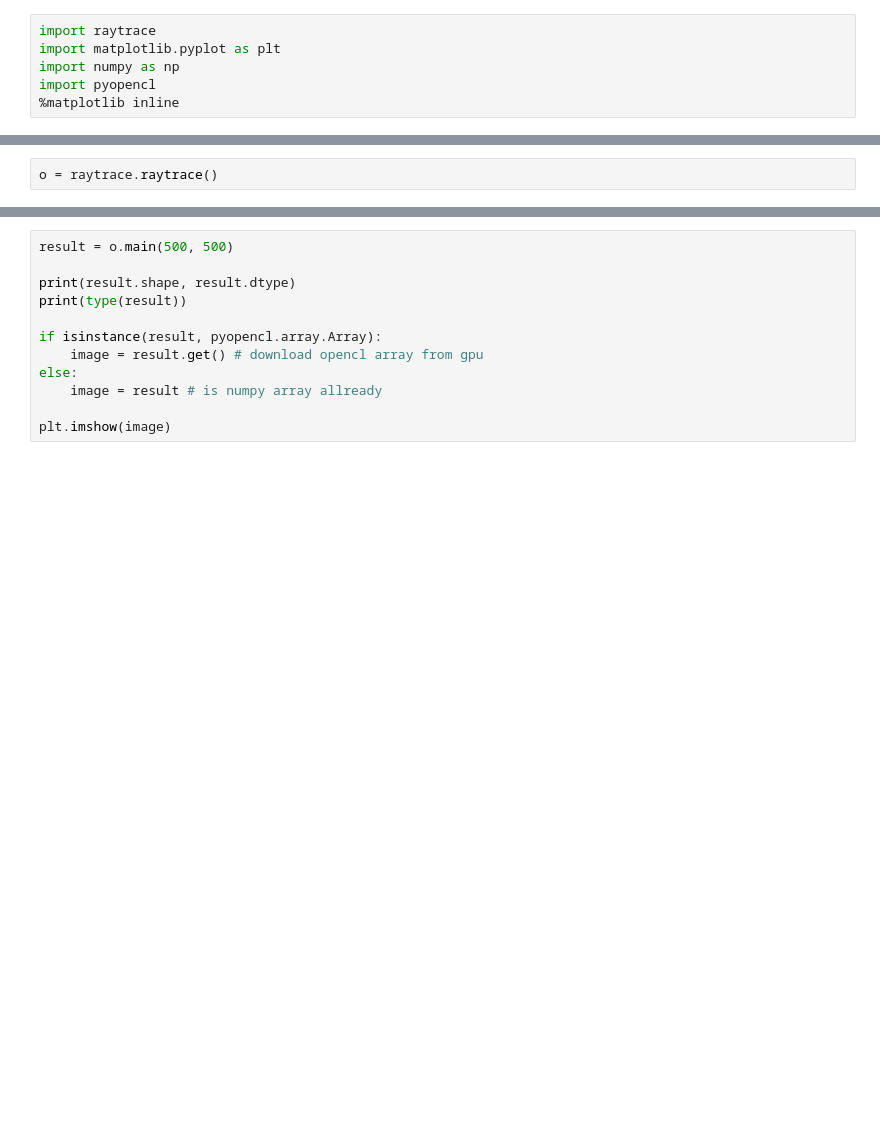
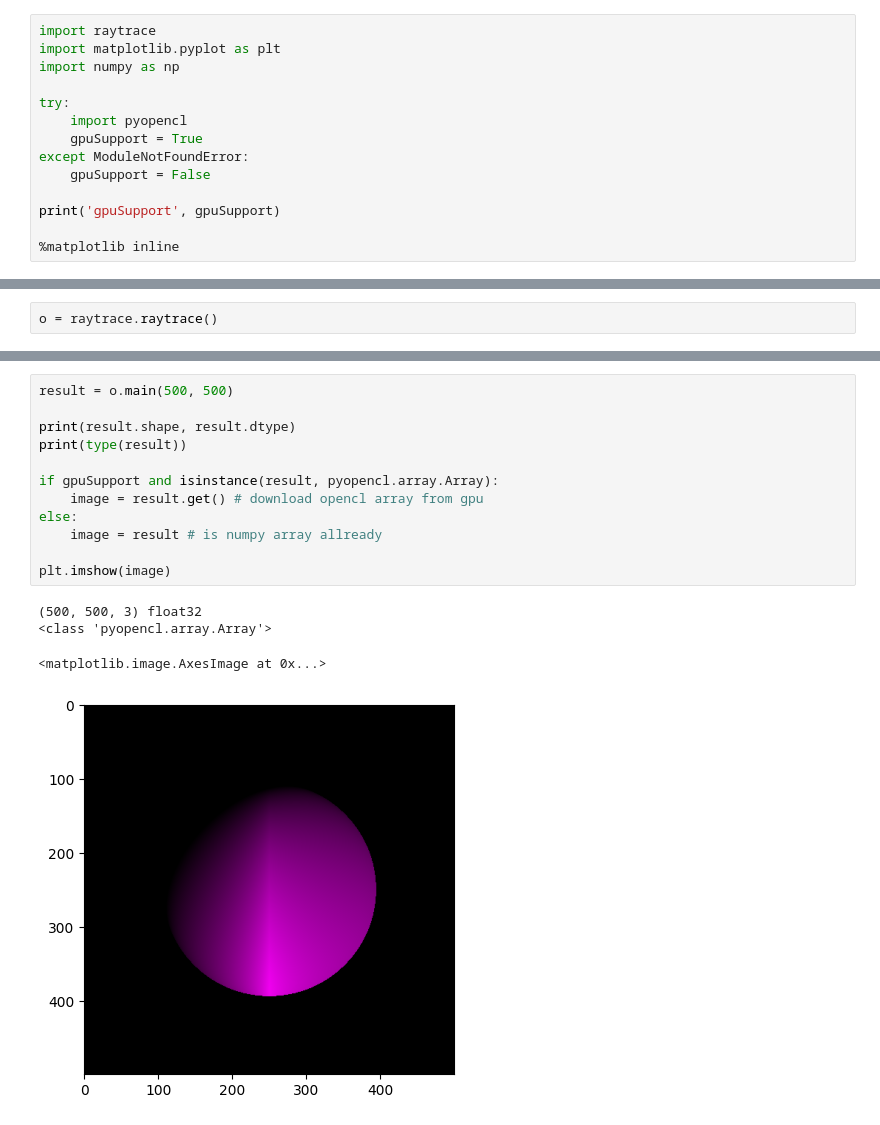
Before and after one commit to fhnw-pl-circle/futhark, a Jupyter notebook: raytrace_nb.ipynb, the cells around one changed output, grey strips where cells are left out. Drawn from its saved outputs; the diff is of its cells as text; blank space fills up the shorter version.

```diff
--- a/raytrace_nb.ipynb
+++ b/raytrace_nb.ipynb
@@ -2,5 +12,13 @@
 import raytrace
 import matplotlib.pyplot as plt
 import numpy as np
-import pyopencl
+
+try:
+    import pyopencl
+    gpuSupport = True
+except ModuleNotFoundError:
+    gpuSupport = False
+
+print('gpuSupport', gpuSupport)
+
 %matplotlib inline
@@ -12,15 +39,20 @@ result = o.main(5000, 5000)
 # %%
 result = o.main(500, 500)
 
 print(result.shape, result.dtype)
 print(type(result))
 
-if isinstance(result, pyopencl.array.Array):
+if gpuSupport and isinstance(result, pyopencl.array.Array):
     image = result.get() # download opencl array from gpu
 else:
     image = result # is numpy array allready
 
 plt.imshow(image)
+# %% [output]
+(500, 500, 3) float32
+<class 'pyopencl.array.Array'>
+<matplotlib.image.AxesImage at 0x...>
+[figure, added]
 # %%
 import numba
 
```
Also changed, not shown: parts of 7 cells of this notebook, 1 other file.
